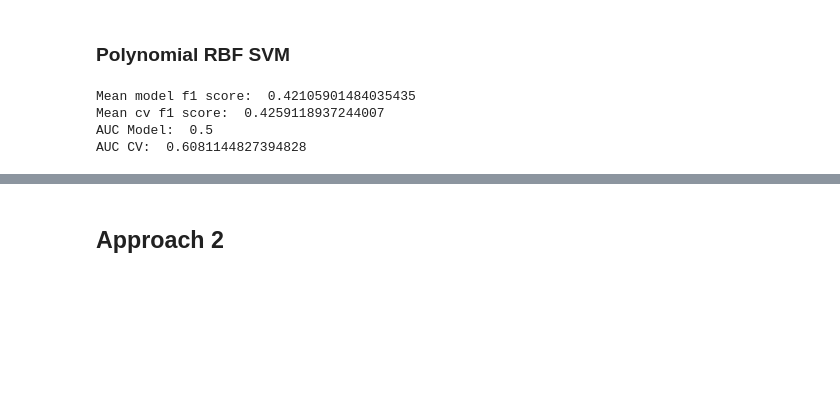
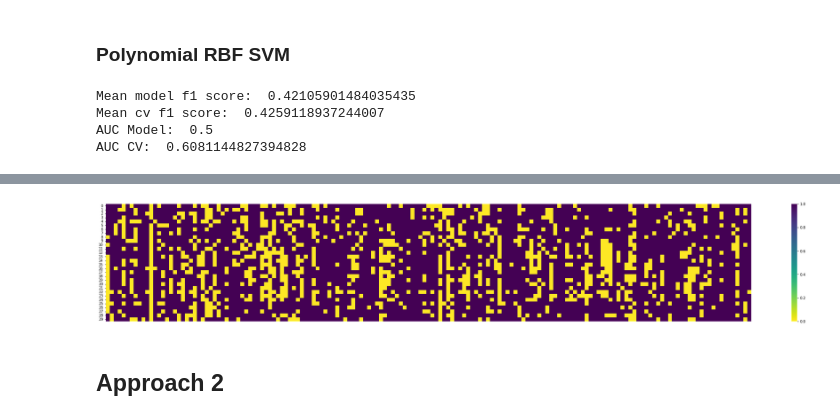
Before and after one commit to Vkothari28/Artificial-Intelligence-Group-Project, a Jupyter notebook: project.ipynb, the cells around one changed output, grey strips where cells are left out. Saved outputs shown, nothing was run; the diff lists cells and outputs as text; code cells hidden in the pictures; blank space fills up the shorter version.

```diff
--- a/project.ipynb
+++ b/project.ipynb
@@ -406,3 +446,13 @@ AUC CV:  0.6081144827394828
+# %%
+import seaborn as sns
+
+data_hm = late_train[['ProblemID', 'SubjectID', 'Label']]
+data_hm = late_train.pivot("ProblemID", "SubjectID", "Label").dropna(axis=1)
+
+fig, ax = plt.subplots(figsize=(40,6))
+ax = sns.heatmap(data_hm.to_numpy(float), cbar=True, xticklabels=False, yticklabels=True, ax=ax, cmap='viridis_r')
+# %% [output]
+[figure, added]
 # %% [markdown]
 ## Approach 2
 # %%
```
Also changed, not shown: parts of 10 cells of this notebook.
